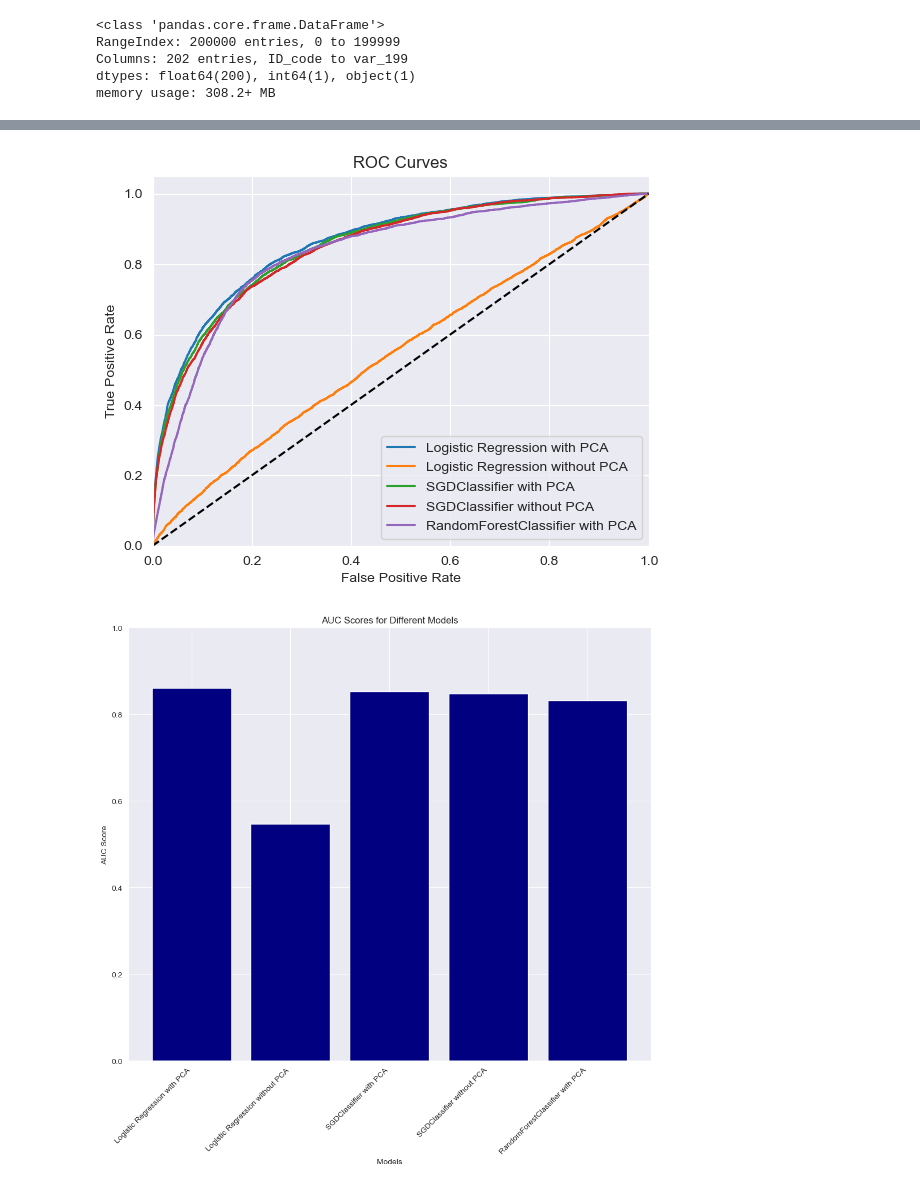
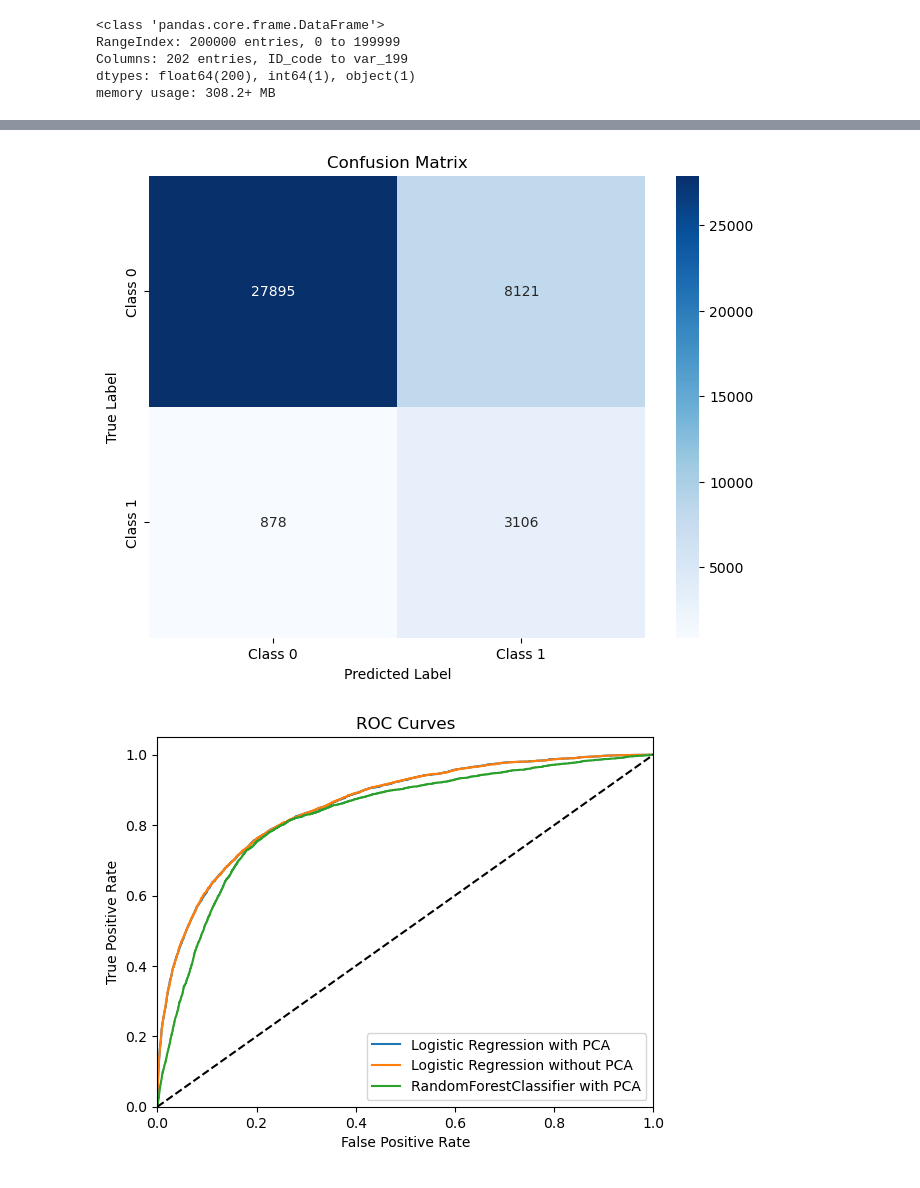
Before and after one commit to PatrickTongg/MLProject, a Jupyter notebook: Train/train_supervise.ipynb, the cells around one changed output, grey strips where cells are left out. Cells and saved outputs as stored; diff of their text form; code cells hidden in the pictures.

```diff
--- a/Train/train_supervise.ipynb
+++ b/Train/train_supervise.ipynb
@@ -146,8 +177,7 @@ plt.show
 # %%
-from sklearn.metrics import classification_report
-#logistic regression with pca
 
-logisticRegression = LogisticRegression(random_state=42, solver='lbfgs',
+logisticRegression = LogisticRegression(random_state=43
+                                        ,
     n_jobs=-1,class_weight='balanced')
 logisticRegression.fit(x_train_pca, y_train)
 
@@ -159,8 +189,10 @@ log_f1_score = f1_score(y_test, log_y_pre, average='weighted')
 log_pre = precision_score(y_test, log_y_pre, average='weighted')
 log_recall = recall_score(y_test, log_y_pre, average='weighted')
 log_roc_auc = roc_auc_score(y_test, log_y_proba)
+log_r2_score = r2_score(y_test, log_y_pre)
 
-print("Confusion Matrix:\n", log_confusion_matrix)
+print("R2 Score:", log_r2_score)
+plot_confusion_matrix(log_confusion_matrix)
 print("Classification Report:\n", classification_report(y_test, log_y_pre))
 plot_roc_curve(y_test, log_y_proba, 'Logistic Regression with PCA')
 plot_auc_bar_chart(log_roc_auc, 'Logistic Regression with PCA')
@@ -252,19 +247,0 @@ weighted avg       0.90      0.91      0.90     40000
-# %%
-#SDGClassifier without PCA
-sgd_clf = SGDClassifier( loss='log_loss', tol =0.001, random_state=0)
-sgd_clf.fit(x_train, y_train)
-sgd_clf_y_pred_wopca = sgd_clf.predict(x_test)
-
-svm_confusion_matrix_wopca = confusion_matrix(y_test, sgd_clf_y_pred_wopca)
-svm_accuracy_wopca = accuracy_score(y_test, sgd_clf_y_pred_wopca)
-svm_precision_wopca = precision_score(y_test, sgd_clf_y_pred_wopca)
-svm_recall_wopca = recall_score(y_test, sgd_clf_y_pred_wopca)
-svm_f1_wopca = f1_score(y_test, sgd_clf_y_pred_wopca)
-svm_y_proba_wopca = sgd_clf.predict_proba(x_test)[:,1]
-svm_roc_auc_wopca = roc_auc_score(y_test, svm_y_proba_wopca)
-
-print("SVM confusion matrix: \n", svm_confusion_matrix_wopca)
-print("SVM ROC-AUC: ", svm_roc_auc_wopca)
-print(classification_report(y_test, sgd_clf_y_pred_wopca))
-plot_roc_curve(y_test, svm_y_proba_wopca, 'SGDClassifier without PCA')
-plot_auc_bar_chart(svm_roc_auc_wopca, 'SGDClassifier without PCA')
@@ -286,14 +248,6 @@ weighted avg       0.90      0.91      0.89     40000
 # %%
 #RandomForest with PCA
-from sklearn.ensemble import RandomForestClassifier
-from sklearn.metrics import (
-    confusion_matrix, accuracy_score, precision_score,
-    recall_score, f1_score, roc_auc_score, classification_report
-)
-from sklearn.metrics import roc_curve
-import matplotlib.pyplot as plt
 
-# Random Forest Classifier
 randomForestClassifier = RandomForestClassifier(
     random_state=40,
     max_features='log2',
@@ -306,7 +260,7 @@ randomForestClassifier.fit(x_train_pca, y_train)
 rf_y_pred = randomForestClassifier.predict(x_test_pca)
 rf_y_proba = randomForestClassifier.predict_proba(x_test_pca)[:, 1]
 
-# Metrics
+
 rf_confusion_matrix = confusion_matrix(y_test, rf_y_pred)
 rf_accuracy = accuracy_score(y_test, rf_y_pred)
 rf_precision = precision_score(y_test, rf_y_pred)
@@ -314,11 +268,9 @@ rf_recall = recall_score(y_test, rf_y_pred)
 rf_f1 = f1_score(y_test, rf_y_pred)
 roc_auc = roc_auc_score(y_test, rf_y_proba)
 
-print("Random Forest confusion matrix: \n", rf_confusion_matrix)
-print("Random Forest ROC-AUC: ", roc_auc)
+print("Random Forest ROC-AUC: ", roc_auc*100)
 print(classification_report(y_test, rf_y_pred))
-
-# ROC Curve
+plot_confusion_matrix(rf_confusion_matrix)
 plot_roc_curve(y_test, rf_y_proba, 'RandomForestClassifier with PCA')
 plot_auc_bar_chart(roc_auc, 'RandomForestClassifier with PCA')
 # %% [output]
@@ -337,2 +286,2 @@ weighted avg       0.90      0.79      0.83     40000
-[figure, old version]
+[figure, new version]
-[figure, old version]
+[figure, new version]
```
Also changed, not shown: parts of 18 cells of this notebook, 1 other file.
